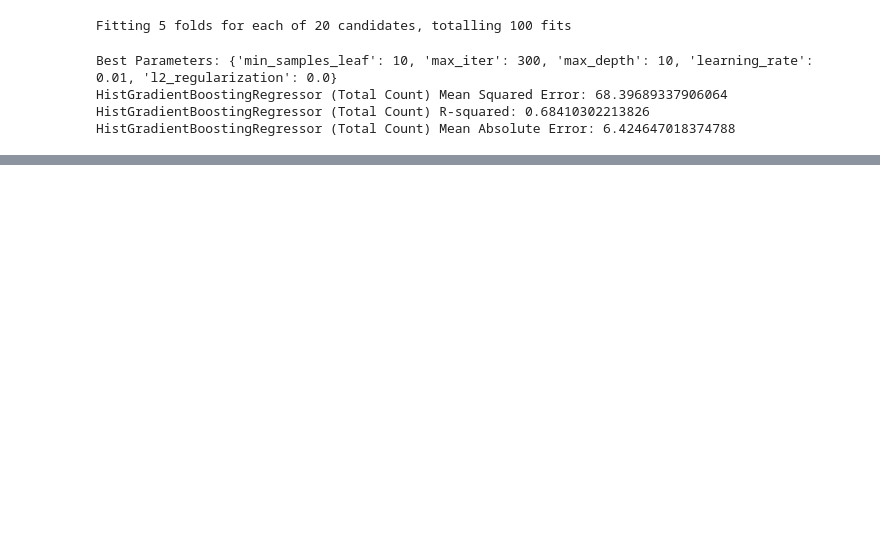
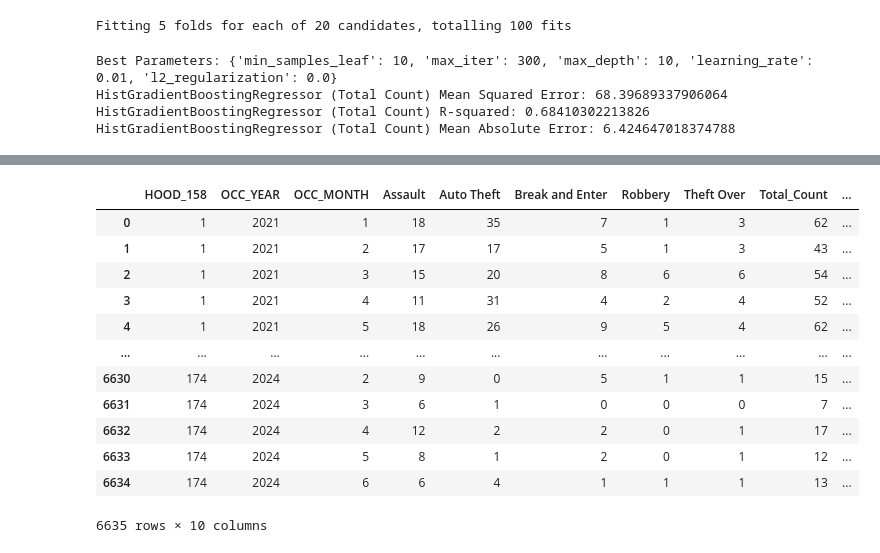
Before and after one commit to bhanotlavanya/Project_4_Crime_Prediction, a Jupyter notebook: crime_data.ipynb, the cells around one changed output, grey strips where cells are left out. Saved outputs shown, nothing was run; the diff lists cells and outputs as text; code cells hidden in the pictures; blank space fills up the shorter version.

Commit message:
Made the dataframe with the future predictions. Ready for making visualizations and presenting the results

```diff
--- a/crime_data.ipynb
+++ b/crime_data.ipynb
@@ -2190,0 +2867,7 @@ Voting Regressor (Total Count) Mean Absolute Error: 4.863727032729603
+# %%
+# prompt: Make a dataframe with just the unique values in 'NEIGHBOURHOOD_158'  and 'HOOD_158' columns of the crime_groups_joined dataframe
+
+# Assuming 'crime_groups_joined' is your DataFrame
+unique_neighborhood_df = crime_groups_joined[['NEIGHBOURHOOD_158', 'HOOD_158']].drop_duplicates()
+
+unique_neighborhood_df
@@ -2190,0 +2888,25 @@ Voting Regressor (Total Count) Mean Absolute Error: 4.863727032729603
+# %%
+# prompt: Perform a left outer merge on a copy of crime_by_month_year_hood dataframe with unique_neighborhood_df on HOOD_158 column
+
+# Create a copy of the crime_by_month_year_hood dataframe
+crime_by_month_year_hood_copy = crime_by_month_year_hood.copy()
+
+# Perform a left outer merge
+crime_by_M_Y_H = pd.merge(crime_by_month_year_hood_copy, unique_neighborhood_df, on='HOOD_158', how='left')
+
+# Now merged_df contains the 'NEIGHBOURHOOD_158' column from unique_neighborhood_df
+crime_by_M_Y_H
+# %% [output]
+|  | HOOD_158 | OCC_YEAR | OCC_MONTH | Assault | Auto Theft | Break and Enter | Robbery | Theft Over | Total_Count | ... |
+| 0 | 1 | 2021 | 1 | 18 | 35 | 7 | 1 | 3 | 62 | ... |
+| 1 | 1 | 2021 | 2 | 17 | 17 | 5 | 1 | 3 | 43 | ... |
+| 2 | 1 | 2021 | 3 | 15 | 20 | 8 | 6 | 6 | 54 | ... |
+| 3 | 1 | 2021 | 4 | 11 | 31 | 4 | 2 | 4 | 52 | ... |
+| 4 | 1 | 2021 | 5 | 18 | 26 | 9 | 5 | 4 | 62 | ... |
+| ... | ... | ... | ... | ... | ... | ... | ... | ... | ... | ... |
+| 6630 | 174 | 2024 | 2 | 9 | 0 | 5 | 1 | 1 | 15 | ... |
+| 6631 | 174 | 2024 | 3 | 6 | 1 | 0 | 0 | 0 | 7 | ... |
+| 6632 | 174 | 2024 | 4 | 12 | 2 | 2 | 0 | 1 | 17 | ... |
+| 6633 | 174 | 2024 | 5 | 8 | 1 | 2 | 0 | 1 | 12 | ... |
+| 6634 | 174 | 2024 | 6 | 6 | 4 | 1 | 1 | 1 | 13 | ... |
+6635 rows × 10 columns
```
Also changed, not shown: parts of 98 cells of this notebook.
